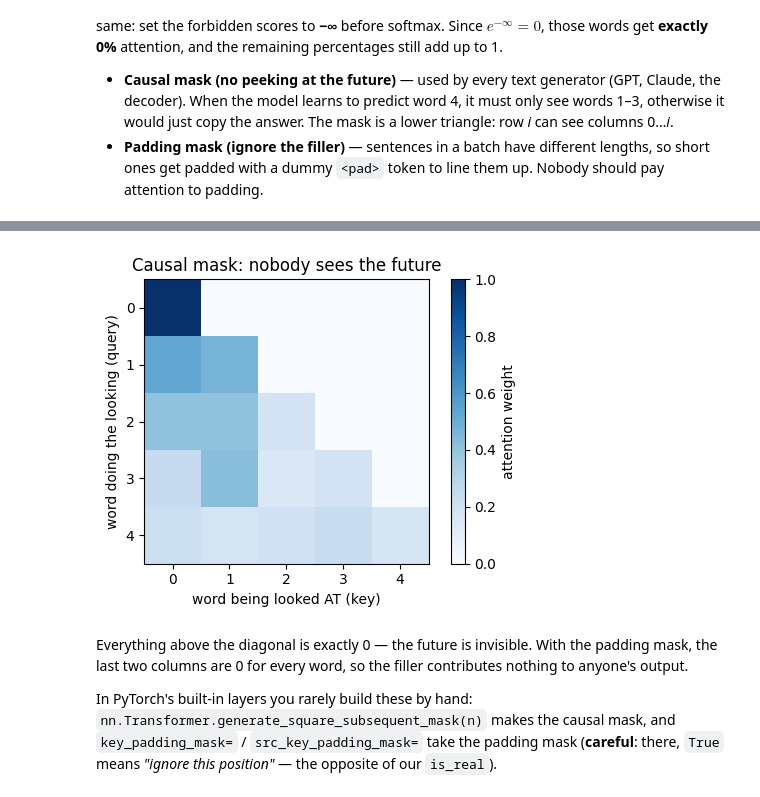
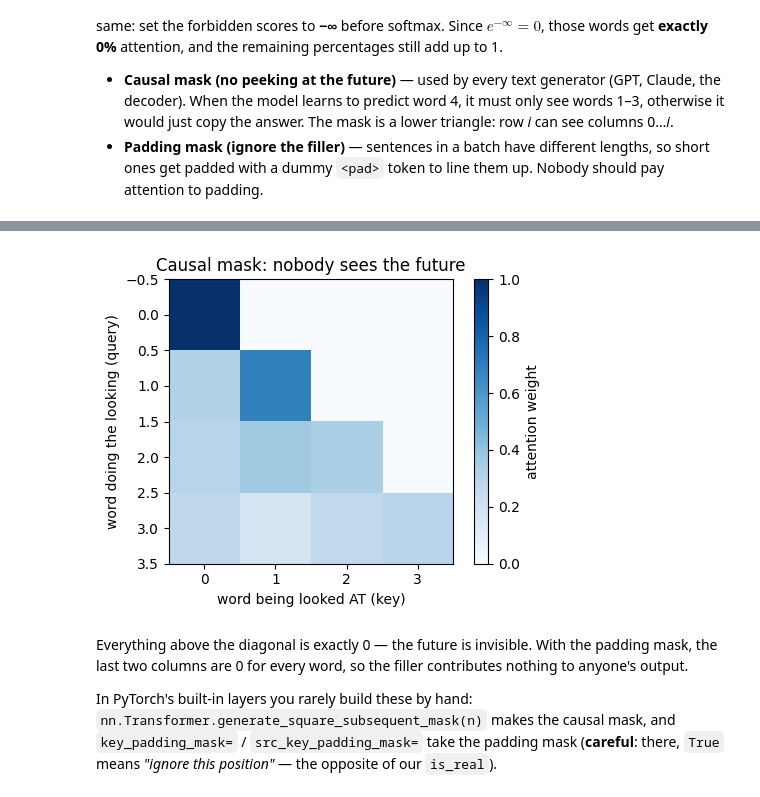
Before and after one commit to NaveenPrajpati/AiEngineerTutorial, a Jupyter notebook: practics/transformer.ipynb, the cells around one changed output, grey strips where cells are left out. Drawn from its saved outputs; the diff is of its cells as text; code cells hidden in the pictures.

```diff
--- a/practics/transformer.ipynb
+++ b/practics/transformer.ipynb
@@ -283,27 +388,51 @@ remaining percentages still add up to 1.
 # ==========================================
 # 4. MASKS (causal + padding)
 # ==========================================
-raw = scores[0].detach()   # The 5×5 scores from section 3B
+scaled_4x4 = scaled_scores[0].detach()   # Sentence 1's 4×4 scaled scores from section 3B
+seq_len = sequence_length
 
-# Step A: Causal mask - True where looking is ALLOWED (a lower triangle)
-n = 5
-causal = torch.tril(torch.ones(n, n, dtype=torch.bool))
-print("Causal mask (1 = allowed):\n", causal.int())
+# 1. Create a Causal Mask (Upper Triangular Matrix)
+# torch.triu creates an upper triangle of 1s. diagonal=1 keeps the main diagonal open (0).
+mask = torch.triu(torch.ones(seq_len, seq_len), diagonal=1)
+# Resulting mask matrix (1 = blocked):
+# [[0, 1, 1, 1],
+#  [0, 0, 1, 1],
+#  [0, 0, 0, 1],
+#  [0, 0, 0, 0]]
 
-# Step B: Block the future by setting those scores to -infinity, then softmax
-masked_scores  = raw.masked_fill(~causal, float("-inf"))
-causal_weights = F.softmax(masked_scores, dim=-1)
-print("\nAttention weights with causal mask:\n", causal_weights)
-# Word 0 can only see itself (100%), word 1 splits between words 0-1, ... word 4 sees everyone
+# 2. Convert 1s to negative infinity, and 0s to 0.0
+causal_mask = mask.masked_fill(mask == 1, float('-inf'))
+# Resulting causal_mask:
+# [[0.0, -inf, -inf, -inf],
+#  [0.0,  0.0, -inf, -inf],
+#  [0.0,  0.0,  0.0, -inf],
+#  [0.0,  0.0,  0.0,  0.0]]
 
-# Step C: Padding mask - pretend the last 2 of our 5 tokens are <pad> filler
-is_real = torch.tensor([True, True, True, False, False])
-pad_weights = F.softmax(raw.masked_fill(~is_real, float("-inf")), dim=-1)
+print("Causal mask (1 = allowed, 0 = blocked):\n", (mask == 0).int())
+
+# 3. Add the mask to the scaled scores
+# Anything added to -inf becomes -inf
+masked_scores = scaled_4x4 + causal_mask
+
+# 4. Pass through Softmax to get the final attention weights
+causal_attention_weights = torch.softmax(masked_scores, dim=-1)
+
+print("=== 1. SCORES AFTER CAUSAL MASK ===")
+print(masked_scores.data, "\n")
+
+print("=== 2. FINAL ATTENTION WEIGHTS (PROBABILITIES) ===")
+# Notice how the upper right triangle is exactly 0
+print(torch.round(causal_attention_weights, decimals=4).data)
+
+
+# 5. Padding mask - pretend the last 2 of our 4 tokens are <pad> filler
+is_real = torch.tensor([True, True, False, False])
+pad_weights = torch.softmax(scaled_4x4.masked_fill(~is_real, float('-inf')), dim=-1)
 print("\nAttention weights with padding mask (last 2 columns are <pad>):\n", pad_weights)
 
-# Step D: Picture the causal pattern
+# 6. Picture the causal pattern
 plt.figure(figsize=(5, 3.8))
-plt.imshow(causal_weights, cmap="Blues", vmin=0, vmax=1)
+plt.imshow(causal_attention_weights, cmap="Blues", vmin=0, vmax=1)
 plt.colorbar(label="attention weight")
 plt.xlabel("word being looked AT (key)")
 plt.ylabel("word doing the looking (query)")
@@ -334,4 +460,4 @@ Attention weights with padding mask (last 2 columns are <pad>):
-[figure, old version]
+[figure, new version]
 # %% [markdown]
 Everything above the diagonal is exactly 0 — the future is invisible. With the padding mask, the last two columns are
 0 for every word, so the filler contributes nothing to anyone's output.
```
Also changed, not shown: parts of 14 cells of this notebook, 2 other files.
